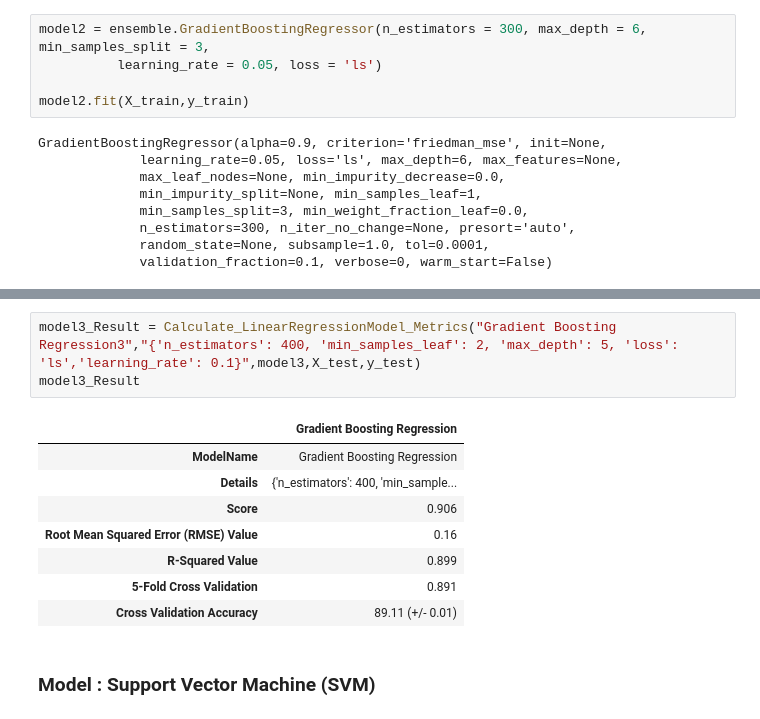
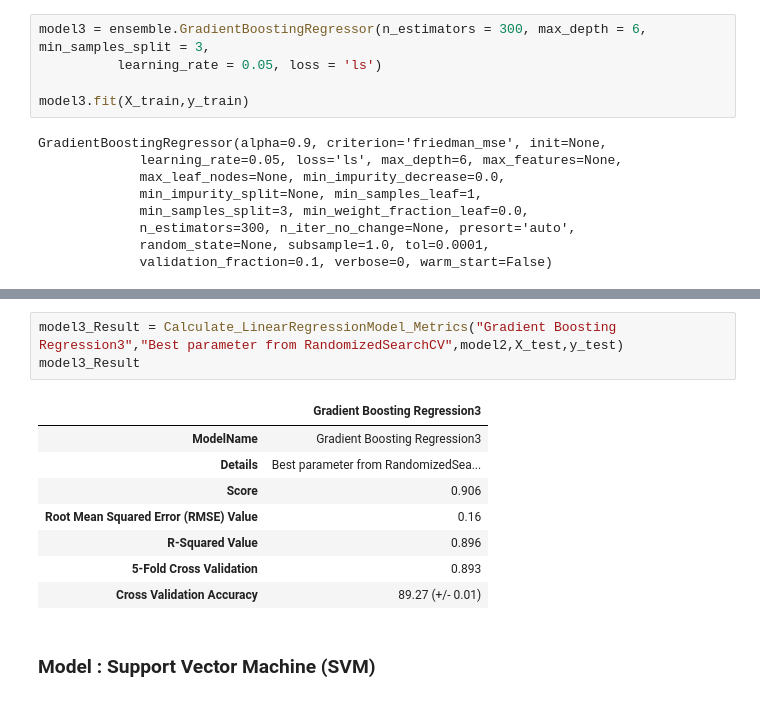
Before and after one commit to GreatLearningAIML1/bangalore-feb-batch-krishnakarthi, a Jupyter notebook: Projects/R5_Featurization Model selection and Tuning/Featurization Model selection and Tuning_R5_PredictHousePrices.ipynb, the cells around one changed output, grey strips where cells are left out. Drawn from its saved outputs; the diff is of its cells as text.

```diff
--- a/Projects/R5_Featurization Model selection and Tuning/Featurization Model selection and Tuning_R5_PredictHousePrices.ipynb
+++ b/Projects/R5_Featurization Model selection and Tuning/Featurization Model selection and Tuning_R5_PredictHousePrices.ipynb
@@ -631,10 +633,10 @@ rscv_GBR.best_params_
  'loss': 'ls',
  'learning_rate': 0.05}
 # %%
-model2 = ensemble.GradientBoostingRegressor(n_estimators = 300, max_depth = 6, min_samples_split = 3,
+model3 = ensemble.GradientBoostingRegressor(n_estimators = 300, max_depth = 6, min_samples_split = 3,
           learning_rate = 0.05, loss = 'ls')
 
-model2.fit(X_train,y_train)
+model3.fit(X_train,y_train)
 # %% [output]
 GradientBoostingRegressor(alpha=0.9, criterion='friedman_mse', init=None,
              learning_rate=0.05, loss='ls', max_depth=6, max_features=None,
@@ -682,15 +653,15 @@ model3.score(X_test,y_test)
 # %%
-model3_Result = Calculate_LinearRegressionModel_Metrics("Gradient Boosting Regression3","{'n_estimators': 400, 'min_samples_leaf': 2, 'max_depth': 5, 'loss': 'ls','learning_rate': 0.1}",model3,X_test,y_test)
+model3_Result = Calculate_LinearRegressionModel_Metrics("Gradient Boosting Regression3","Best parameter from RandomizedSearchCV",model2,X_test,y_test)
 model3_Result
 # %% [output]
-|  | Gradient Boosting Regression |
-| ModelName | Gradient Boosting Regression |
-| Details | {'n_estimators': 400, 'min_sample... |
+|  | Gradient Boosting Regression3 |
+| ModelName | Gradient Boosting Regression3 |
+| Details | Best parameter from RandomizedSea... |
 | Score | 0.906 |
 | Root Mean Squared Error (RMSE) Value | 0.16 |
-| R-Squared Value | 0.899 |
-| 5-Fold Cross Validation | 0.891 |
-| Cross Validation Accuracy | 89.11 (+/- 0.01) |
+| R-Squared Value | 0.896 |
+| 5-Fold Cross Validation | 0.893 |
+| Cross Validation Accuracy | 89.27 (+/- 0.01) |
 # %% [markdown]
 ### Model : Support Vector Machine (SVM)
 # %%
```
Also changed, not shown: parts of 21 cells of this notebook.
